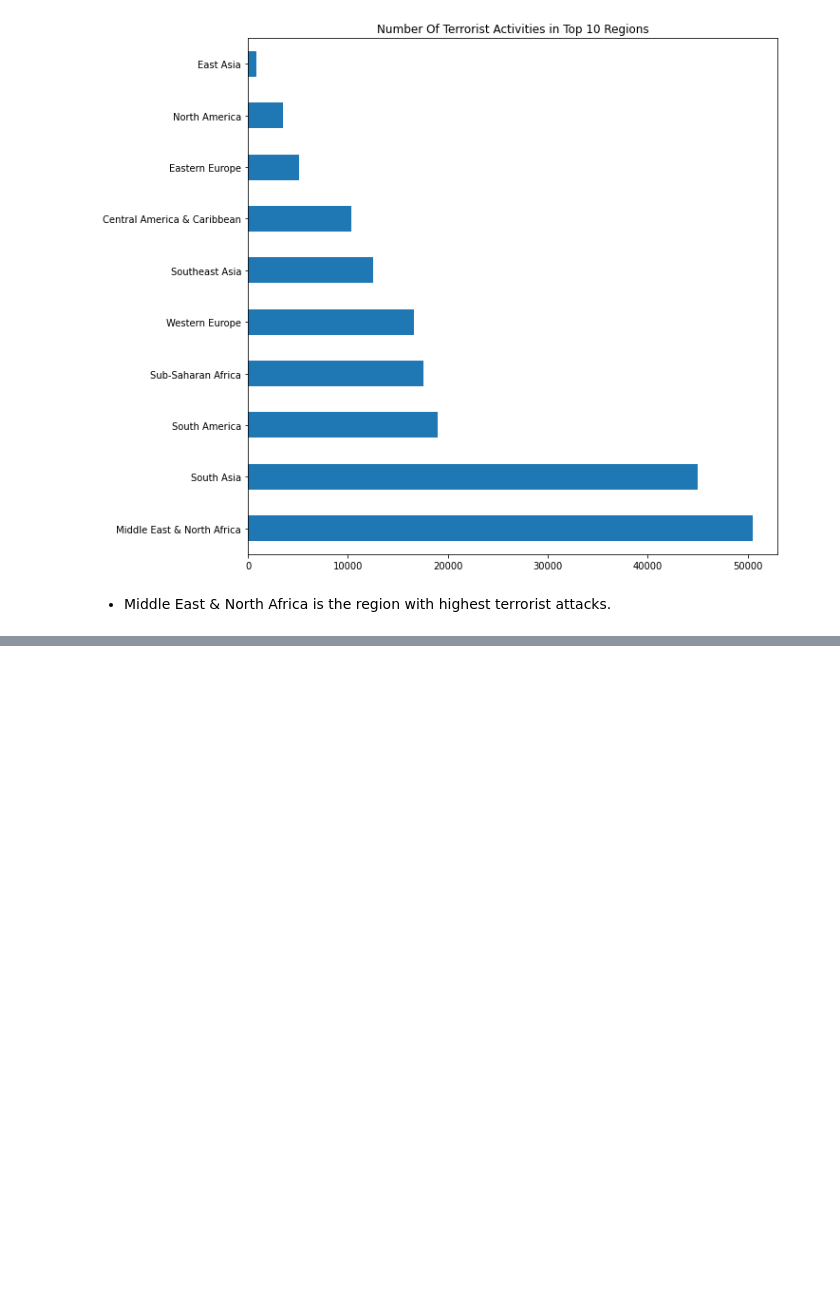
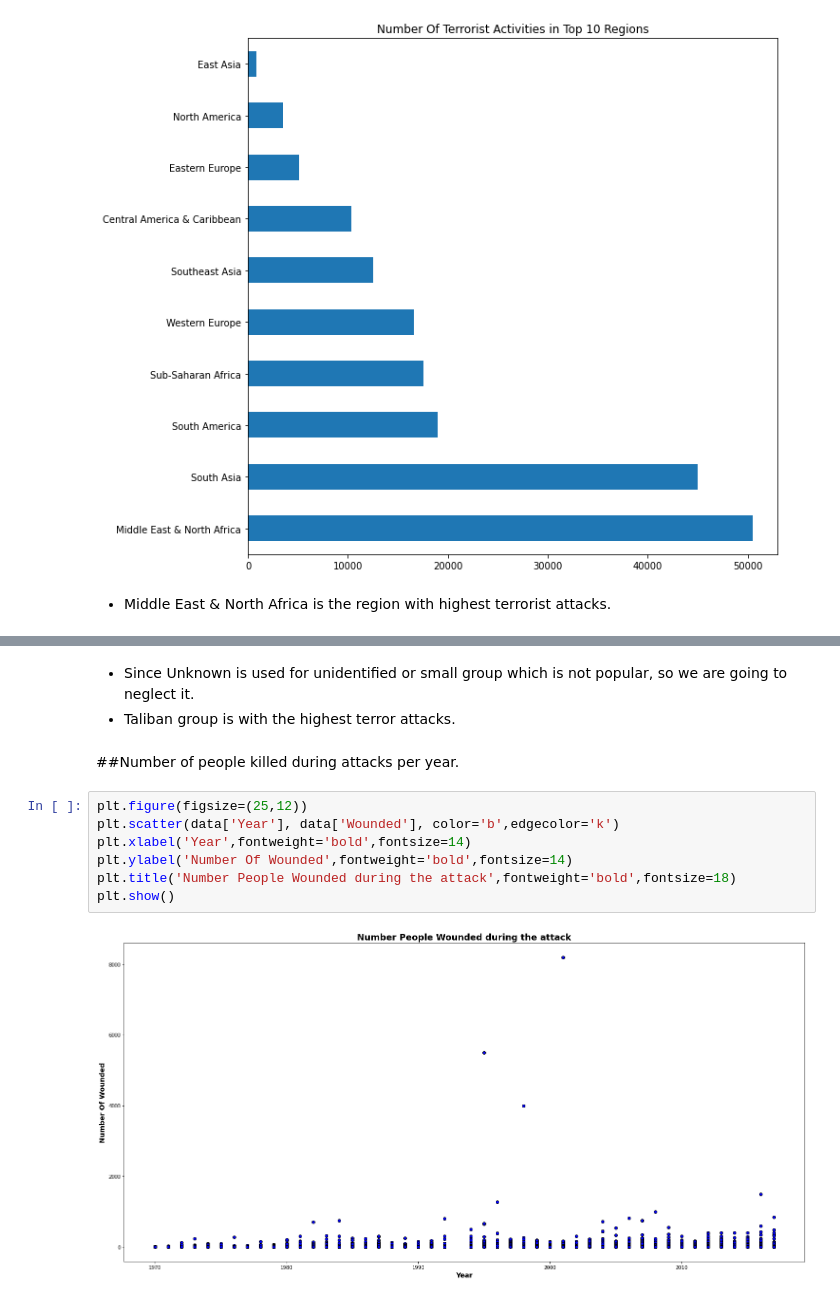
Before and after one commit to himanshukhasdev/Global-Terrorism-Analysis, a Jupyter notebook: Himanshu_Khasdev_Global_Terrorism_Analysis_Capstone_Project.ipynb, the cells around one changed output, grey strips where cells are left out. Saved outputs shown, nothing was run; the diff lists cells and outputs as text; blank space fills up the shorter version.

```diff
--- a/Himanshu_Khasdev_Global_Terrorism_Analysis_Capstone_Project.ipynb
+++ b/Himanshu_Khasdev_Global_Terrorism_Analysis_Capstone_Project.ipynb
@@ -388,0 +407,14 @@ Text(0.5, 1.0, 'Number Of Terrorist Activities in Top 10 Regions')
+# %% [markdown]
+*   Since Unknown is used for unidentified or small group which is not popular, so we are going to neglect it.
+*   Taliban group is with the highest terror attacks.
+# %% [markdown]
+##Number of people killed during attacks per year.
+# %%
+plt.figure(figsize=(25,12))
+plt.scatter(data['Year'], data['Wounded'], color='b',edgecolor='k')
+plt.xlabel('Year',fontweight='bold',fontsize=14)
+plt.ylabel('Number Of Wounded',fontweight='bold',fontsize=14)
+plt.title('Number People Wounded during the attack',fontweight='bold',fontsize=18)
+plt.show()
+# %% [output]
+[figure, added]
```
Also changed, not shown: parts of 22 cells of this notebook.
